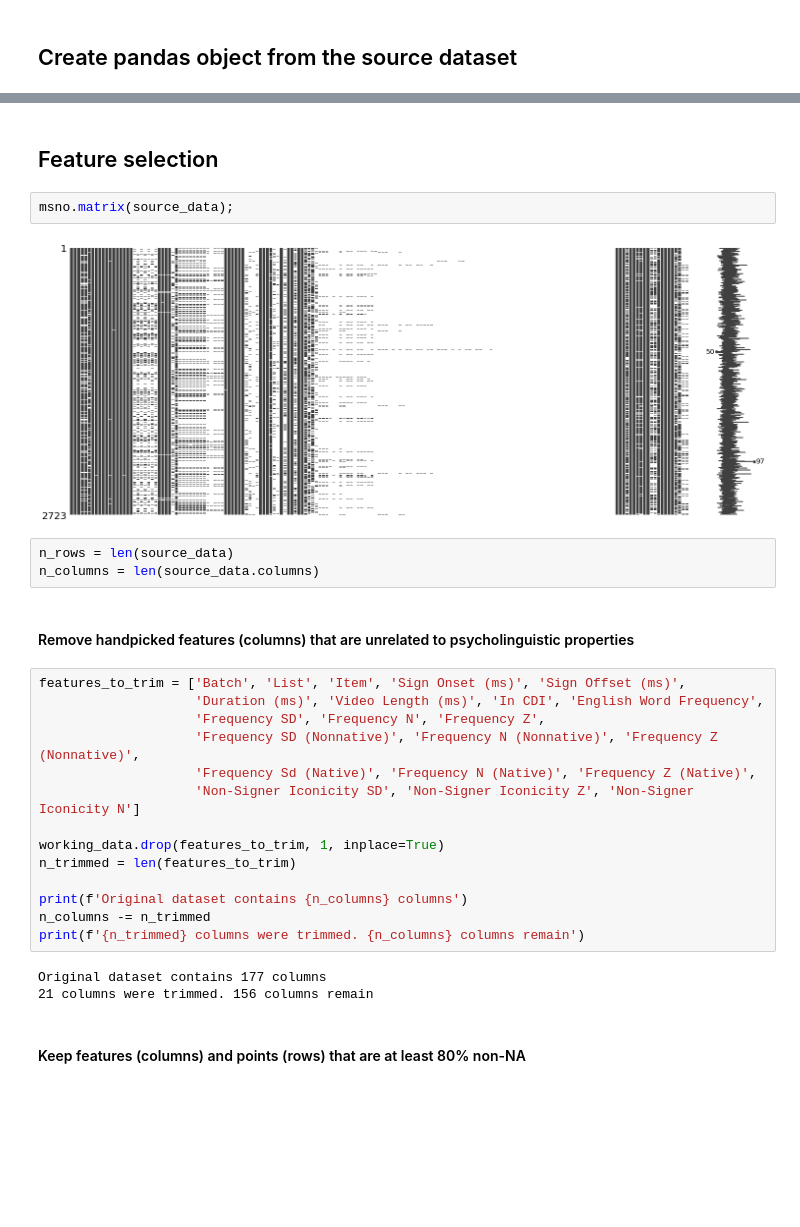
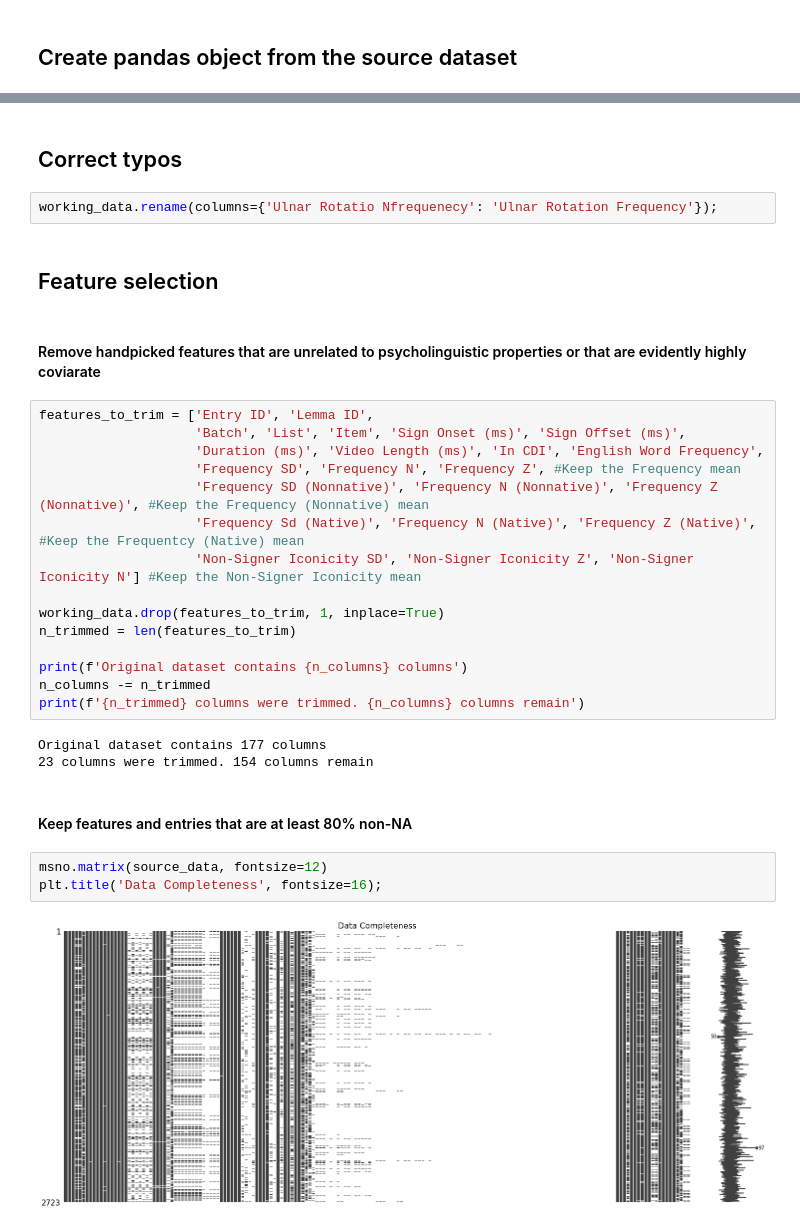
Before and after one commit to KyleRoss-rice/SignIconicityPredictor, a Jupyter notebook: tools/Dataset_preprocessing.ipynb, the cells around one changed output, grey strips where cells are left out. Cells and saved outputs as stored; diff of their text form; blank space fills up the shorter version.

```diff
--- a/tools/Dataset_preprocessing.ipynb
+++ b/tools/Dataset_preprocessing.ipynb
@@ -55,21 +60,19 @@ plt.hist(new_values, bins=labels - 0.5, density=True);
+# %% [markdown]
+## Correct typos
+# %%
+working_data.rename(columns={'Ulnar Rotatio Nfrequenecy': 'Ulnar Rotation Frequency'});
 # %% [markdown]
 ## Feature selection
-# %%
-msno.matrix(source_data);
-# %% [output]
-[figure, removed]
-# %%
-n_rows = len(source_data)
-n_columns = len(source_data.columns)
 # %% [markdown]
-#### Remove handpicked features (columns) that are unrelated to psycholinguistic properties
+#### Remove handpicked features that are unrelated to psycholinguistic properties or that are evidently highly coviarate
 # %%
-features_to_trim = ['Batch', 'List', 'Item', 'Sign Onset (ms)', 'Sign Offset (ms)',
+features_to_trim = ['Entry ID', 'Lemma ID',
+                    'Batch', 'List', 'Item', 'Sign Onset (ms)', 'Sign Offset (ms)',
                     'Duration (ms)', 'Video Length (ms)', 'In CDI', 'English Word Frequency',
-                    'Frequency SD', 'Frequency N', 'Frequency Z',
-                    'Frequency SD (Nonnative)', 'Frequency N (Nonnative)', 'Frequency Z (Nonnative)',
-                    'Frequency Sd (Native)', 'Frequency N (Native)', 'Frequency Z (Native)',
-                    'Non-Signer Iconicity SD', 'Non-Signer Iconicity Z', 'Non-Signer Iconicity N']
+                    'Frequency SD', 'Frequency N', 'Frequency Z', #Keep the Frequency mean
+                    'Frequency SD (Nonnative)', 'Frequency N (Nonnative)', 'Frequency Z (Nonnative)', #Keep the Frequency (Nonnative) mean
+                    'Frequency Sd (Native)', 'Frequency N (Native)', 'Frequency Z (Native)', #Keep the Frequentcy (Native) mean
+                    'Non-Signer Iconicity SD', 'Non-Signer Iconicity Z', 'Non-Signer Iconicity N'] #Keep the Non-Signer Iconicity mean
 
 working_data.drop(features_to_trim, 1, inplace=True)
 n_trimmed = len(features_to_trim)
@@ -79,7 +82,12 @@ n_columns -= n_trimmed
 print(f'{n_trimmed} columns were trimmed. {n_columns} columns remain')
 # %% [output]
 Original dataset contains 177 columns
-21 columns were trimmed. 156 columns remain
+23 columns were trimmed. 154 columns remain
 # %% [markdown]
-#### Keep features (columns) and points (rows) that are at least 80% non-NA
+#### Keep features and entries that are at least 80% non-NA
+# %%
+msno.matrix(source_data, fontsize=12)
+plt.title('Data Completeness', fontsize=16);
+# %% [output]
+[figure, added]
 # %%
```
Also changed, not shown: parts of 30 cells of this notebook.
